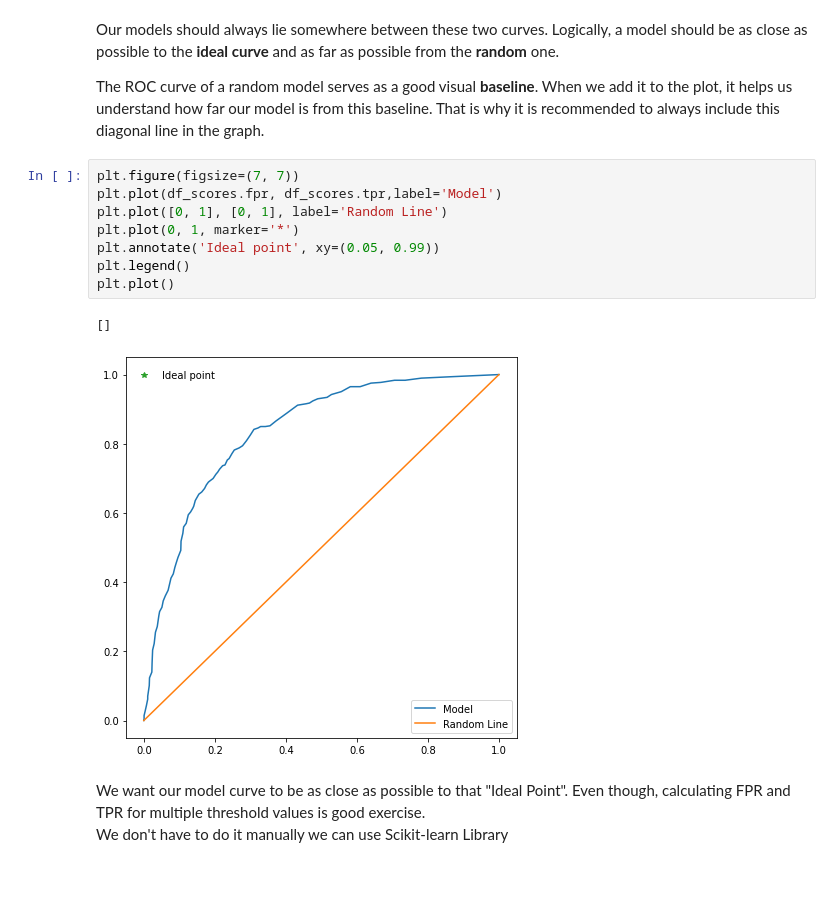
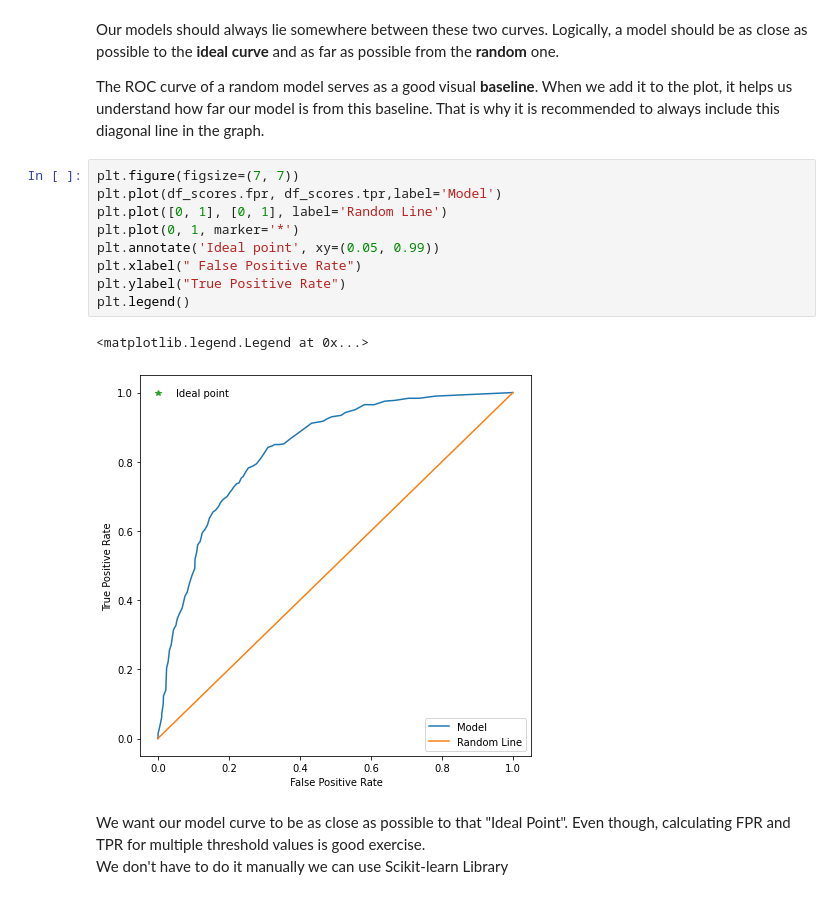
Before and after one commit to Arlan-Alibek/machine-learning-projects, a Jupyter notebook: Machine Learning for Classification/evaluation_metrics_for_classification.ipynb, the cells around one changed output. Drawn from its saved outputs; the diff is of its cells as text.

```diff
--- a/Machine Learning for Classification/evaluation_metrics_for_classification.ipynb
+++ b/Machine Learning for Classification/evaluation_metrics_for_classification.ipynb
@@ -598,14 +598,15 @@ in the graph.
 # %%
 plt.figure(figsize=(7, 7))
 plt.plot(df_scores.fpr, df_scores.tpr,label='Model')
 plt.plot([0, 1], [0, 1], label='Random Line')
 plt.plot(0, 1, marker='*')
 plt.annotate('Ideal point', xy=(0.05, 0.99))
+plt.xlabel(" False Positive Rate")
+plt.ylabel("True Positive Rate")
 plt.legend()
-plt.plot()
 # %% [output]
-[]
+<matplotlib.legend.Legend at 0x...>
-[figure, old version]
+[figure, new version]
 # %% [markdown]
 We want our model curve to be as close as possible to that "Ideal Point". Even though, calculating FPR and TPR for multiple threshold values is good exercise.
 We don't have to do it manually we can use Scikit-learn Library
```
Also changed, not shown: parts of 20 cells of this notebook.
